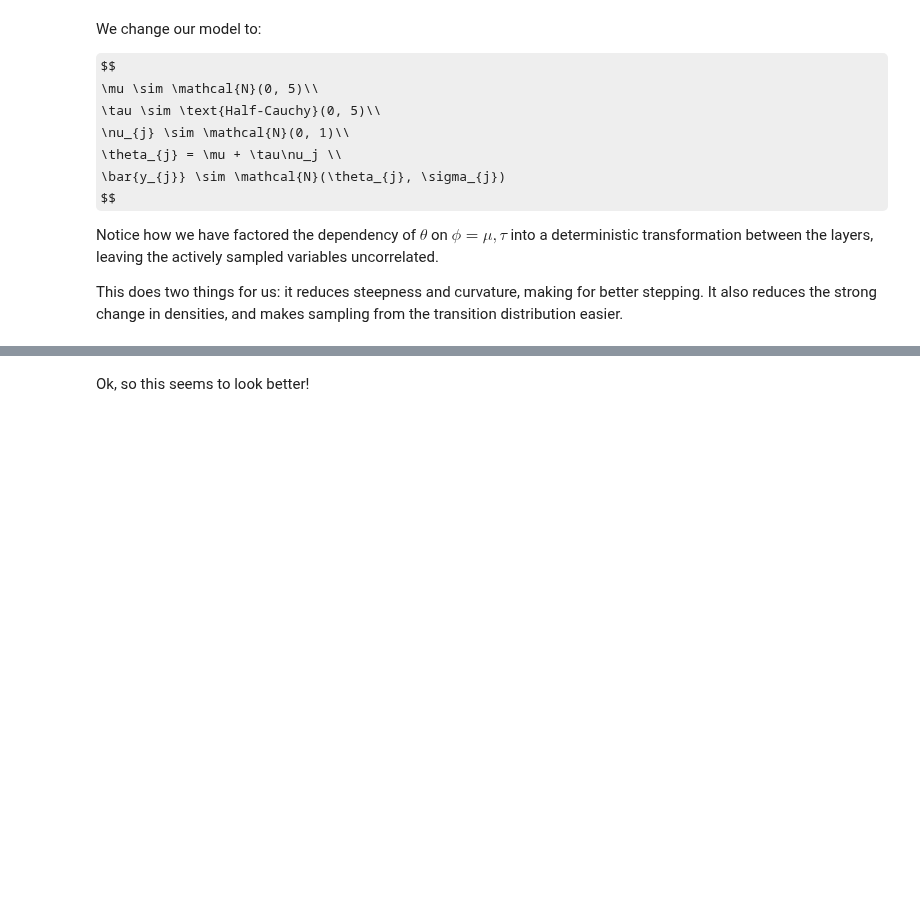
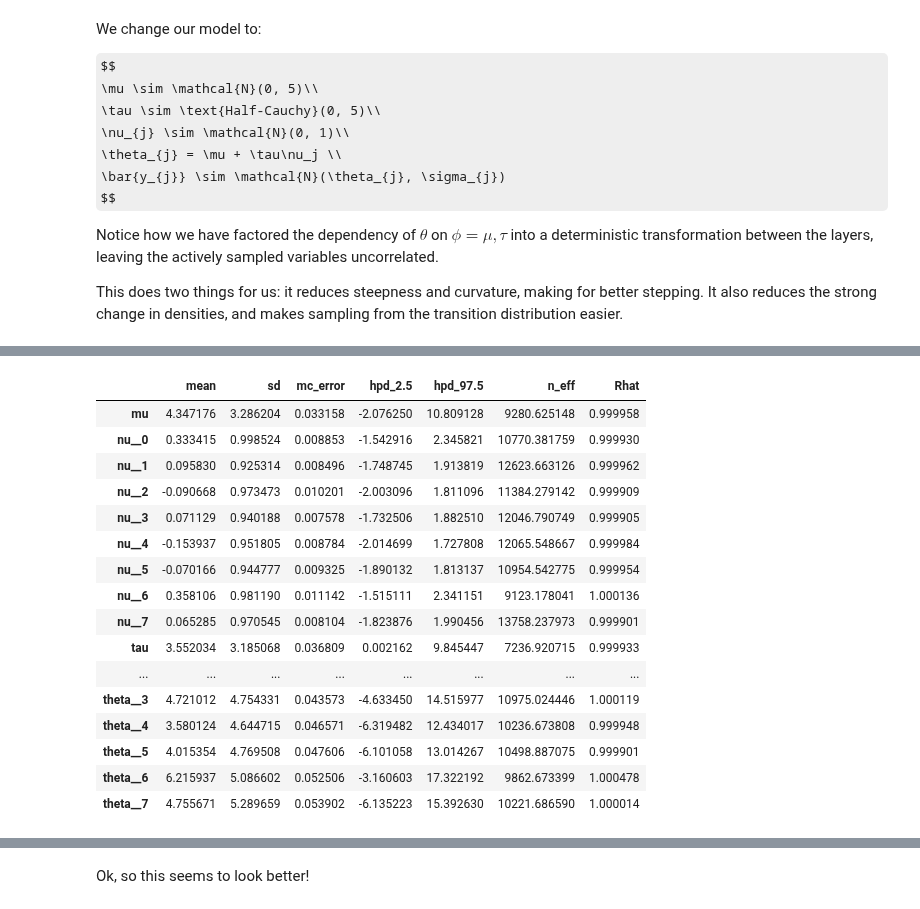
Before and after one commit to AM207/2018fall, a Jupyter notebook: wiki/gelmanschools.ipynb, the cells around one changed output, grey strips where cells are left out. Cells and saved outputs as stored; diff of their text form; code cells hidden in the pictures; some formulas as TeX source; blank space fills up the shorter version.

```diff
--- a/wiki/gelmanschools.ipynb
+++ b/wiki/gelmanschools.ipynb
@@ -253,3 +259,23 @@ There were 2 divergences after tuning. Increase `target_accept` or reparameteriz
+# %%
+pm.summary(trace2)
+# %% [output]
+|  | mean | sd | mc_error | hpd_2.5 | hpd_97.5 | n_eff | Rhat |
+| mu | 4.347176 | 3.286204 | 0.033158 | -2.076250 | 10.809128 | 9280.625148 | 0.999958 |
+| nu__0 | 0.333415 | 0.998524 | 0.008853 | -1.542916 | 2.345821 | 10770.381759 | 0.999930 |
+| nu__1 | 0.095830 | 0.925314 | 0.008496 | -1.748745 | 1.913819 | 12623.663126 | 0.999962 |
+| nu__2 | -0.090668 | 0.973473 | 0.010201 | -2.003096 | 1.811096 | 11384.279142 | 0.999909 |
+| nu__3 | 0.071129 | 0.940188 | 0.007578 | -1.732506 | 1.882510 | 12046.790749 | 0.999905 |
+| nu__4 | -0.153937 | 0.951805 | 0.008784 | -2.014699 | 1.727808 | 12065.548667 | 0.999984 |
+| nu__5 | -0.070166 | 0.944777 | 0.009325 | -1.890132 | 1.813137 | 10954.542775 | 0.999954 |
+| nu__6 | 0.358106 | 0.981190 | 0.011142 | -1.515111 | 2.341151 | 9123.178041 | 1.000136 |
+| nu__7 | 0.065285 | 0.970545 | 0.008104 | -1.823876 | 1.990456 | 13758.237973 | 0.999901 |
+| tau | 3.552034 | 3.185068 | 0.036809 | 0.002162 | 9.845447 | 7236.920715 | 0.999933 |
+| ... | ... | ... | ... | ... | ... | ... | ... |
+| theta__3 | 4.721012 | 4.754331 | 0.043573 | -4.633450 | 14.515977 | 10975.024446 | 1.000119 |
+| theta__4 | 3.580124 | 4.644715 | 0.046571 | -6.319482 | 12.434017 | 10236.673808 | 0.999948 |
+| theta__5 | 4.015354 | 4.769508 | 0.047606 | -6.101058 | 13.014267 | 10498.887075 | 0.999901 |
+| theta__6 | 6.215937 | 5.086602 | 0.052506 | -3.160603 | 17.322192 | 9862.673399 | 1.000478 |
+| theta__7 | 4.755671 | 5.289659 | 0.053902 | -6.135223 | 15.392630 | 10221.686590 | 1.000014 |
 # %%
 pm.traceplot(trace2);
 # %% [output]
```
Also changed, not shown: parts of 19 cells of this notebook, 53 other files.
